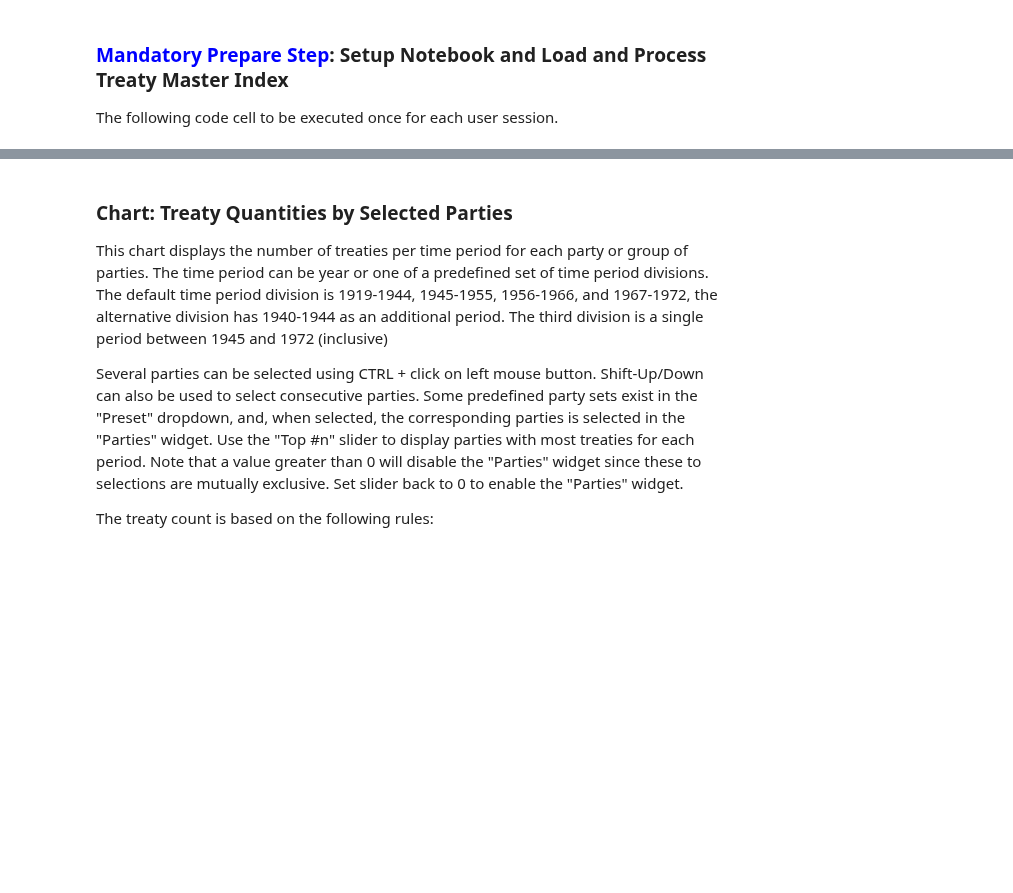
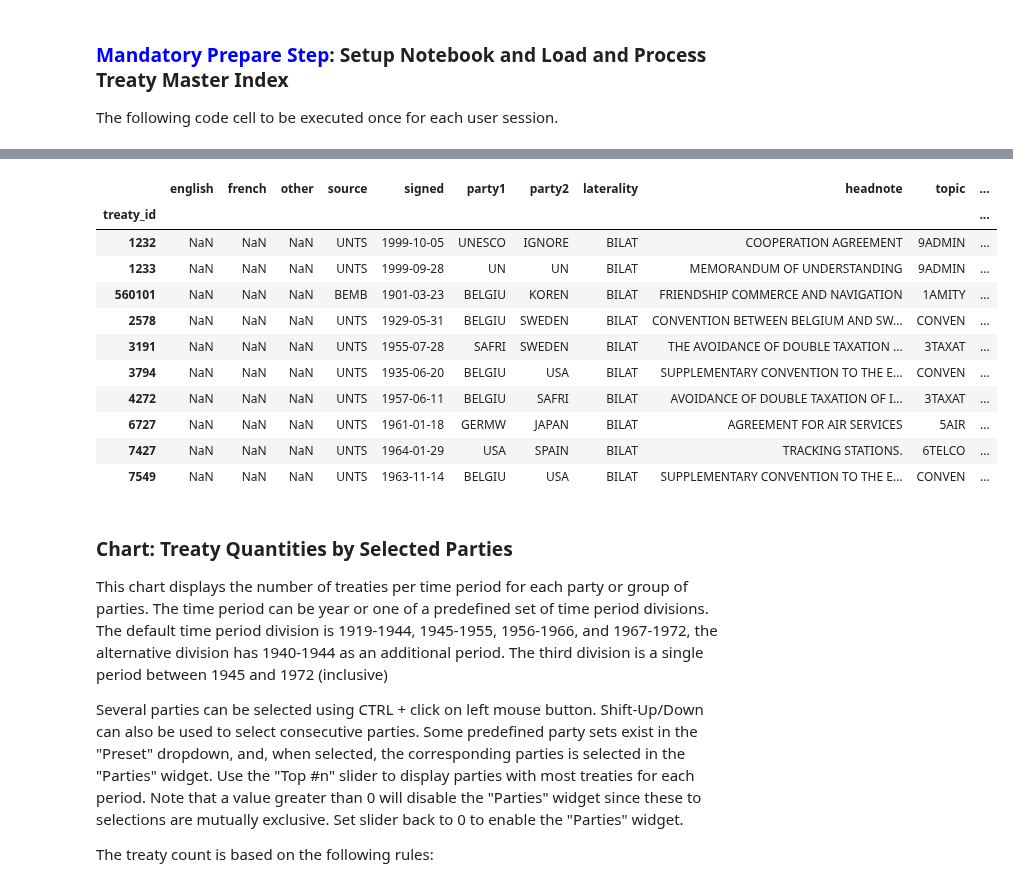
Before and after one commit to humlab/the_culture_of_international_relations, a Jupyter notebook: 1_quantitative_analysis/1_quantitative_analysis_of_wti.ipynb, the cells around one changed output, grey strips where cells are left out. Drawn from its saved outputs; the diff is of its cells as text; code cells hidden in the pictures; blank space fills up the shorter version.

```diff
--- a/1_quantitative_analysis/1_quantitative_analysis_of_wti.ipynb
+++ b/1_quantitative_analysis/1_quantitative_analysis_of_wti.ipynb
@@ -57,3 +57,18 @@ print_args = True
+# %%
+wti_index.treaties[:10]
+# %% [output]
+|  | english | french | other | source | signed | party1 | party2 | laterality | headnote | topic | ... |
+| treaty_id |  |  |  |  |  |  |  |  |  |  | ... |
+| 1232 | NaN | NaN | NaN | UNTS | 1999-10-05 | UNESCO | IGNORE | BILAT | COOPERATION AGREEMENT | 9ADMIN | ... |
+| 1233 | NaN | NaN | NaN | UNTS | 1999-09-28 | UN | UN | BILAT | MEMORANDUM OF UNDERSTANDING | 9ADMIN | ... |
+| 560101 | NaN | NaN | NaN | BEMB | 1901-03-23 | BELGIU | KOREN | BILAT | FRIENDSHIP COMMERCE AND NAVIGATION | 1AMITY | ... |
+| 2578 | NaN | NaN | NaN | UNTS | 1929-05-31 | BELGIU | SWEDEN | BILAT | CONVENTION BETWEEN BELGIUM AND SW... | CONVEN | ... |
+| 3191 | NaN | NaN | NaN | UNTS | 1955-07-28 | SAFRI | SWEDEN | BILAT | THE AVOIDANCE OF DOUBLE TAXATION ... | 3TAXAT | ... |
+| 3794 | NaN | NaN | NaN | UNTS | 1935-06-20 | BELGIU | USA | BILAT | SUPPLEMENTARY CONVENTION TO THE E... | CONVEN | ... |
+| 4272 | NaN | NaN | NaN | UNTS | 1957-06-11 | BELGIU | SAFRI | BILAT | AVOIDANCE OF DOUBLE TAXATION OF I... | 3TAXAT | ... |
+| 6727 | NaN | NaN | NaN | UNTS | 1961-01-18 | GERMW | JAPAN | BILAT | AGREEMENT FOR AIR SERVICES | 5AIR | ... |
+| 7427 | NaN | NaN | NaN | UNTS | 1964-01-29 | USA | SPAIN | BILAT | TRACKING STATIONS. | 6TELCO | ... |
+| 7549 | NaN | NaN | NaN | UNTS | 1963-11-14 | BELGIU | USA | BILAT | SUPPLEMENTARY CONVENTION TO THE E... | CONVEN | ... |
 # %% [markdown]
 ### Chart: Treaty Quantities by Selected Parties
 This chart displays the number of treaties per time period for each party or group of parties. The time period can be year or one of a predefined set of time period divisions. The default time period division is 1919-1944, 1945-1955, 1956-1966, and 1967-1972, the alternative division has 1940-1944 as an additional period. The third division is a single period between 1945 and 1972 (inclusive)
```
Also changed, not shown: parts of 1 cell of this notebook, 16 other files.
